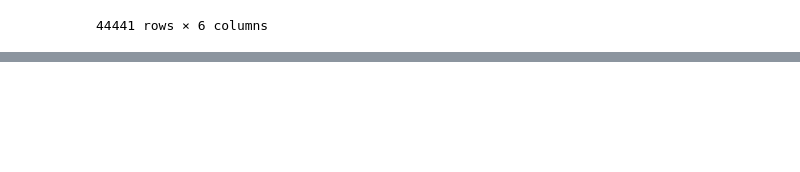
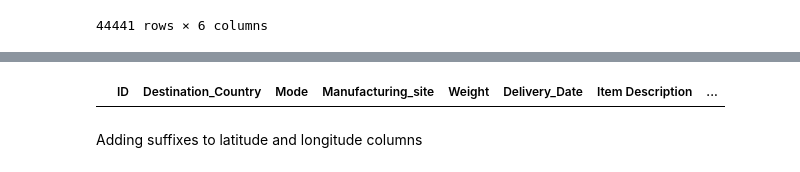
Before and after one commit to nakulBageja/Pharma-Scope-3, a Jupyter notebook: Scope_3.ipynb, the cells around one changed output, grey strips where cells are left out. Saved outputs shown, nothing was run; the diff lists cells and outputs as text; code cells hidden in the pictures; blank space fills up the shorter version.

```diff
--- a/Scope_3.ipynb
+++ b/Scope_3.ipynb
@@ -408,0 +433,8 @@ final_df
+# %%
+final_df.drop(index=indexes,axis=1,inplace=True)
+# %%
+final_df.loc[(final_df['latitude'].isna()) | (final_df['latitude'] == float('inf'))]
+# %% [output]
+|  | ID | Destination_Country | Mode | Manufacturing_site | Weight | Delivery_Date | Item Description | ... |
+# %% [markdown]
+Adding suffixes to latitude and longitude columns
```
Also changed, not shown: parts of 28 cells of this notebook, 2 other files.
